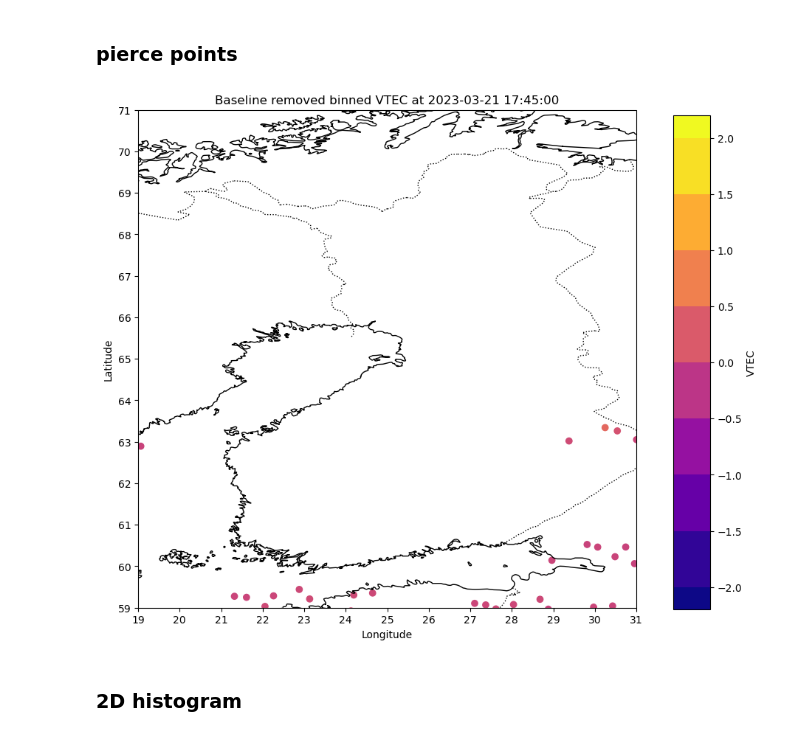
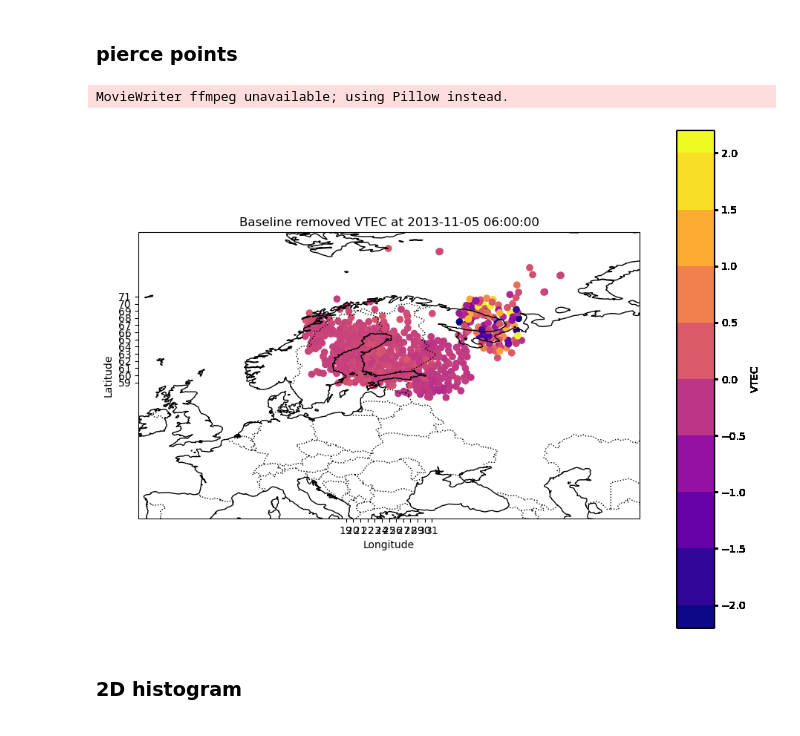
Before and after one commit to kuhaonmaraani/gradu, a Jupyter notebook: kaarianimaatiot.ipynb, the cells around one changed output. Drawn from its saved outputs; the diff is of its cells as text; code cells hidden in the pictures.

```diff
--- a/kaarianimaatiot.ipynb
+++ b/kaarianimaatiot.ipynb
@@ -16,7 +15,7 @@ from mpl_toolkits.axes_grid1 import ImageGrid
 import cartopy.feature as cfeature
 from scipy.stats import binned_statistic_2d as histo2D
 # %%
-path = 'data/kaari2132023.csv'
+path = 'data/filtered2013.csv'
 
 dtypes = {'gps_site': str,
  'sat_id': str,
@@ -36,7 +35,7 @@ dtypes = {'gps_site': str,
  'filtered': float,
  'blrmvd': float}
 
-df = pd.read_csv(path, dtype=dtypes)
+raw = pd.read_csv(path, dtype=dtypes)
 
-df['datetime'] = pd.to_datetime(df['datetime'])
+raw['datetime'] = pd.to_datetime(raw['datetime'])
 # %% [markdown]
@@ -50,7 +49,6 @@ def trim_curve(group):
     end_time = group['datetime'].iloc[-1] - timedelta(minutes=15)
     return group[(group['datetime'] >= start_time) & (group['datetime'] <= end_time)]
 
-df = df.groupby(['pair_id', 'curve_id']).apply(trim_curve).reset_index(drop=True)
-df = df.loc[df['elm'] > MIN_ELEVATION]
-df = df[(df['datetime'].dt.hour >= 6) & (df['datetime'].dt.hour < 18)]
-df
+data = raw.groupby(['pair_id', 'curve_id']).apply(trim_curve).reset_index(drop=True)
+data = data.loc[data['elm'] > MIN_ELEVATION]
+data = data[(data['datetime'].dt.hour >= 6) & (data['datetime'].dt.hour < 18)]
@@ -73,45 +69,45 @@ df
 # %% [markdown]
 ### pierce points
 # %%
-def create_fig_s(datetime, df):
-    fig, ax = plt.subplots(figsize=(10, 10), subplot_kw={'projection': ccrs.PlateCarree()})
-    df1 = df.loc[df['datetime'] == datetime]
+def pp(frame):
+    df1 = data.loc[data['datetime'] == frame]
 
+    ax.clear()
     ax.coastlines()
     ax.add_feature(cfeature.BORDERS, linestyle=':')
 
     ax.set_xticks(np.arange(19, 32, 1))
     ax.set_yticks(np.arange(59, 72, 1))
 
-    plt.scatter(df1['glon'], df1['gdlat'],c= df1['blrmvd'], cmap='plasma', vmin=-2, vmax=2)
+    contour = ax.scatter(df1['glon'], df1['gdlat'],c= df1['blrmvd'], cmap='plasma', vmin=-2, vmax=2)
 
     fig.subplots_adjust(right=0.8)
     cax = fig.add_axes([0.85, 0.155, 0.05, 0.67])
 
-    plt.colorbar(cax=cax, orientation='vertical', label='VTEC',
-                        extendrect = True, ticks=np.arange(-2,2.5,0.5),
-                        boundaries = np.arange(-2,2.5,0.5), extend='both'
-                        )
+    cbar = plt.colorbar(contour, cax=cax, orientation='vertical',
+                        extendrect = True, label='VTEC',
+                        ticks=np.arange(-2,2.5,0.5),
+                        boundaries = np.arange(-2,2.5,0.5),
+                        extend='both'
+    )
 
     ax.set_xlabel('Longitude')
     ax.set_ylabel('Latitude')
-    ax.set_title(f'Baseline removed binned VTEC at {datetime}')
+    ax.set_title(f'Baseline removed VTEC at {frame}')
 
-    ax.set_xlim(19, 31)
-    ax.set_ylim(59, 71)
+    ax.set_xlim(-10, 60)
+    ax.set_ylim(40, 80)
 
-    buf = io.BytesIO()
-    plt.savefig(buf, format='png')
-    buf.seek(0)
-    plt.close()
+frames = sorted(data['datetime'].unique())
 
-    heatmap_array = np.array(Image.open(buf))
-    return heatmap_array
+fig, ax = plt.subplots(figsize=(10, 10), subplot_kw={'projection': ccrs.PlateCarree()})
 
-frames = sorted(df['datetime'].unique())
-create_fig_s(frames[1410], df)
+animation = FuncAnimation(fig, pp, frames=frames[:80], interval=30)
+
+animation.save('pp3_animation.gif')
 # %% [output]
+MovieWriter ffmpeg unavailable; using Pillow instead.
-[figure, old version]
+[figure, new version]
 # %% [markdown]
 ### 2D histogram
 # %%
```
Also changed, not shown: parts of 9 cells of this notebook, 4 other files.
